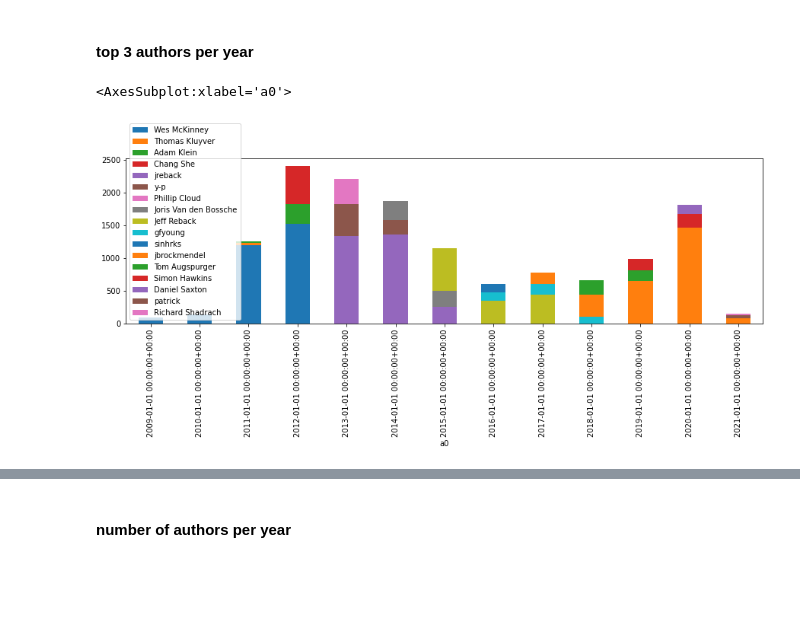
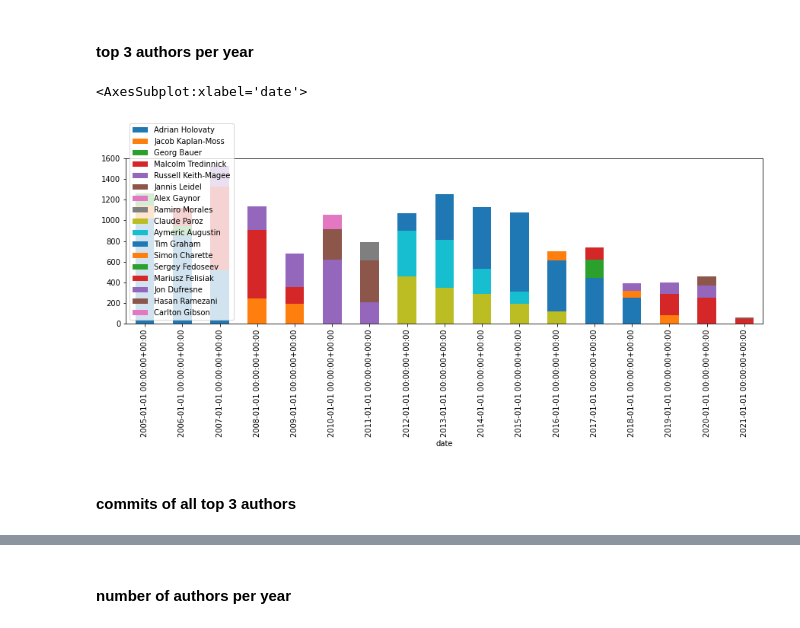
Before and after one commit to netzkolchose/elastipy, a Jupyter notebook: examples/gitlogs.ipynb, the cells around one changed output, grey strips where cells are left out. Cells and saved outputs as stored; diff of their text form; code cells hidden in the pictures; blank space fills up the shorter version.

```diff
--- a/examples/gitlogs.ipynb
+++ b/examples/gitlogs.ipynb
@@ -1,8 +1,10 @@
 # %%
 from helper import Search, query, connections
 # %%
+PROJECT = "django"
+
 def search():
-    return Search("elastipy-example-commits-pandas")
+    return Search(f"elastipy-example-commits-{PROJECT}")
 # %% [markdown]
 ### activity
 # %% [markdown]
@@ -31,9 +38,12 @@ agg.execute().plot.line(x="date", y=["add", "del"], figsize=(15,4))
 #### top 3 authors per year
 # %%
 s = search()
-agg = s.agg_date_histogram(calendar_interval="year")
+agg = s.agg_date_histogram("date", calendar_interval="year")
 agg = agg.agg_terms("author", field="author", size=3)
+agg_top3_authors = agg
 agg.execute().df(to_index=True, flat="author", exclude="*doc_count").plot.bar(figsize=(15,4), stacked=True)
 # %% [output]
-<AxesSubplot:xlabel='a0'>
+<AxesSubplot:xlabel='date'>
-[figure, old version]
+[figure, new version]
+# %% [markdown]
+#### commits of all top 3 authors
```
Also changed, not shown: parts of 13 cells of this notebook, 6 other files.
